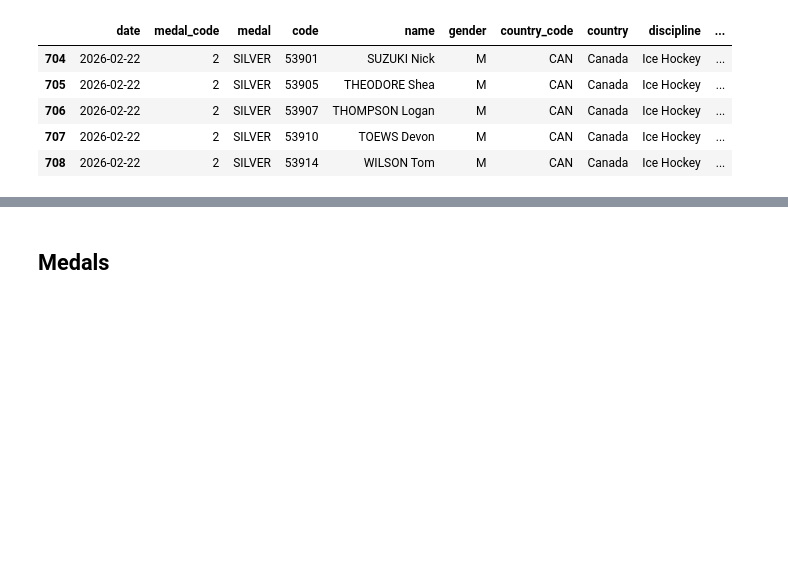
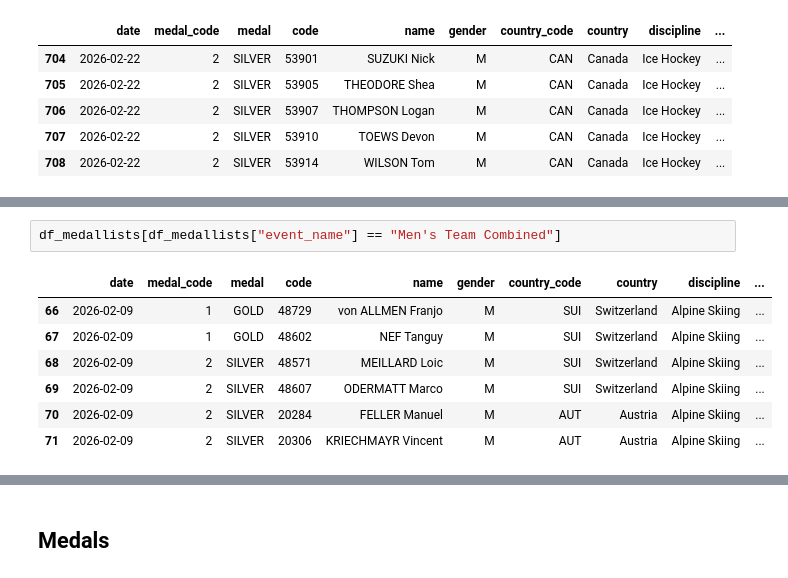
Before and after one commit to com-480-data-visualization/VizLaLune, a Jupyter notebook: DataExploration/PickedDataset/EXPLORATION_Milano_Cortina_2026_Olympic_Winter_Games.ipynb, the cells around one changed output, grey strips where cells are left out. Cells and saved outputs as stored; diff of their text form; blank space fills up the shorter version.

```diff
--- a/DataExploration/PickedDataset/EXPLORATION_Milano_Cortina_2026_Olympic_Winter_Games.ipynb
+++ b/DataExploration/PickedDataset/EXPLORATION_Milano_Cortina_2026_Olympic_Winter_Games.ipynb
@@ -281,0 +330,10 @@ CHECK HOW MANY UNIQUE EVENTS IN medallists.csv (need 116 to be complete!)
+# %%
+df_medallists[df_medallists["event_name"] == "Men's Team Combined"]
+# %% [output]
+|  | date | medal_code | medal | code | name | gender | country_code | country | discipline | ... |
+| 66 | 2026-02-09 | 1 | GOLD | 48729 | von ALLMEN Franjo | M | SUI | Switzerland | Alpine Skiing | ... |
+| 67 | 2026-02-09 | 1 | GOLD | 48602 | NEF Tanguy | M | SUI | Switzerland | Alpine Skiing | ... |
+| 68 | 2026-02-09 | 2 | SILVER | 48571 | MEILLARD Loic | M | SUI | Switzerland | Alpine Skiing | ... |
+| 69 | 2026-02-09 | 2 | SILVER | 48607 | ODERMATT Marco | M | SUI | Switzerland | Alpine Skiing | ... |
+| 70 | 2026-02-09 | 2 | SILVER | 20284 | FELLER Manuel | M | AUT | Austria | Alpine Skiing | ... |
+| 71 | 2026-02-09 | 2 | SILVER | 20306 | KRIECHMAYR Vincent | M | AUT | Austria | Alpine Skiing | ... |
```
Also changed, not shown: parts of 52 cells of this notebook.
